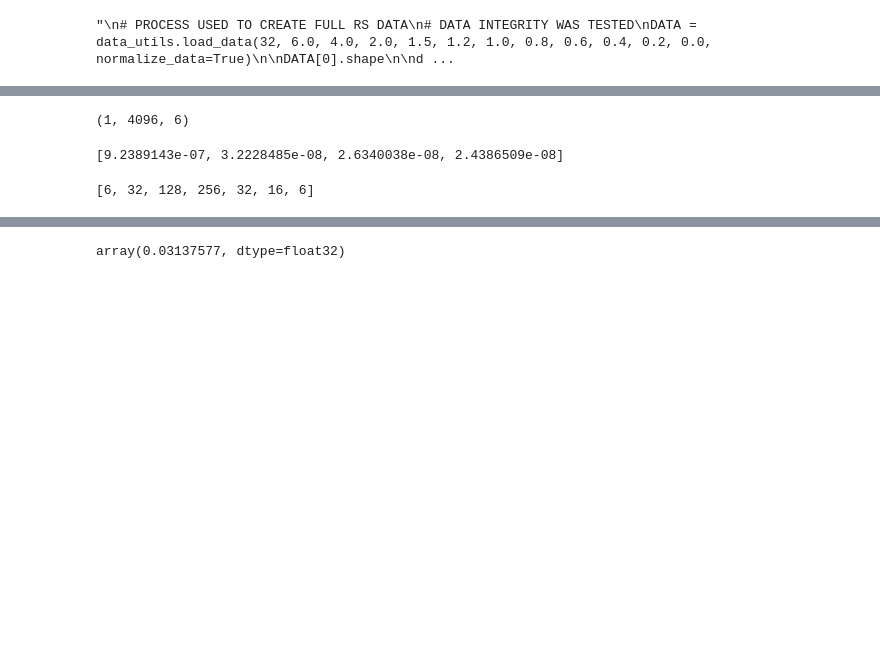
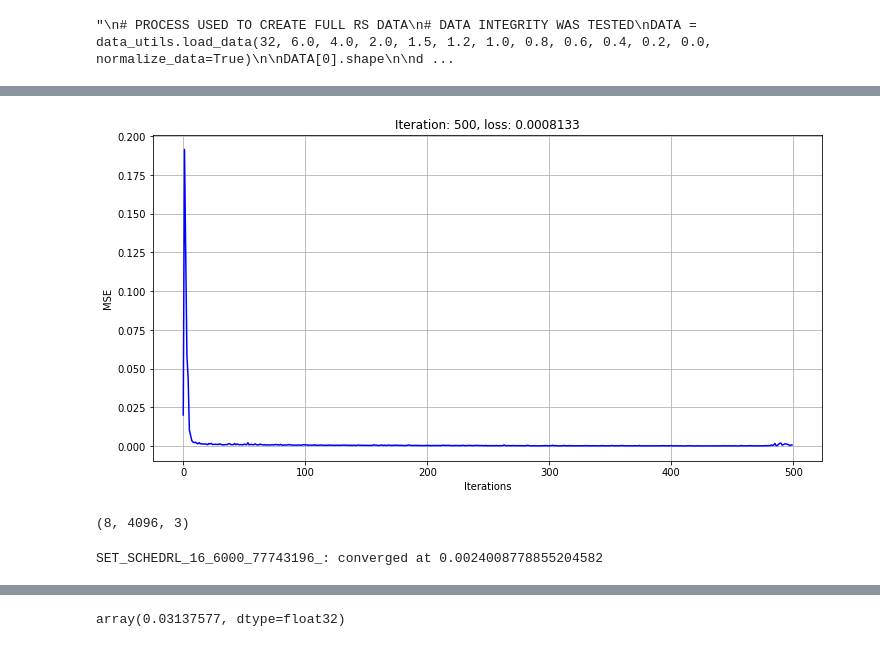
Before and after one commit to evdcush/N-Body_PointCloudEvolution, a Jupyter notebook: rs_train.ipynb, the cells around one changed output, grey strips where cells are left out. Saved outputs shown, nothing was run; the diff lists cells and outputs as text; code cells hidden in the pictures; blank space fills up the shorter version.

```diff
--- a/rs_train.ipynb
+++ b/rs_train.ipynb
@@ -362,4 +248,0 @@ bhat = F.get_item(x0_loc, bidx)
-# %%
-nn.get_bounded_squared_error(x_in[0], x_in[2], bound).shape
-# %% [output]
-(1, 4096, 6)
@@ -368,8 +248,0 @@ avgs = [np.mean(train_loss_history[i]) for i in range(num_epochs)]
-# %%
-avgs
-# %% [output]
-[9.2389143e-07, 3.2228485e-08, 2.6340038e-08, 2.4386509e-08]
-# %%
-model.channels
-# %% [output]
-[6, 32, 128, 256, 32, 16, 6]
@@ -376,42 +294,57 @@ model.channels
 # %%
 '''
 Iteration based train loop
 '''
 #denom = 2*(2**(1/2.)) # 2 * sqrt(2)
 #eps = 0.095
-#bound = ((-1/denom) + eps, (1/denom) - eps)
-"""
+#bound = ((-1/denom) + eps, (1/denom) - eps)S
+#fwd_type = 0 # [0: fwd_external, 1: fwd_diffs, 2: fwd_preds]
+rs_start  = RS_IDX[zX]
+rs_target = RS_IDX[zY]
 bound = (BOUND, 1-BOUND)
+seed_rng()
+thresholds = np.linspace(0.95, 0.5, num_iters)
+thresholds[num_iters//2:] = 0.5
 for cur_iter in range(num_iters):
     model.zerograds() # must always zero grads before another forward pass!
-
-    # create mini-batches for training
-    _x_in, _x_true = data_utils.next_minibatch([X_train, Y_train], mb_size, data_aug='shift')
-    #_x_in, _x_true = data_utils.normalize(_x_in), data_utils.normalize(_x_true)
-    x_in, x_true = chainer.Variable(_x_in), chainer.Variable(_x_true)
-
     # get prediction and loss
-    x_hat = model(x_in, add=True) # prediction
-    loss = nn.get_bounded_MSE(x_hat, x_true, boundary=bound) # bound = 0.095
-    #loss, loc_loss, vel_loss = nn.get_bounded_MSE_vel(x_hat, x_true, boundary=BOUND) # bound = 0.095
+    if model_type == 3:
+        _x_in = next_multi_minibatch(X_train, mb_size)
+        x_in = chainer.Variable(_x_in)
+        #x_hat, loss = model.fwd_input(x_in)
+        x_hat, loss = model.fwd_input_sched(x_in, thresholds[cur_iter])
+    else:
+        # create mini-batches for training
+        _x_in, _x_true = data_utils.next_minibatch([X_train[rs_start], X_train[rs_target]], mb_size, data_aug='shift')
+        x_in, x_true = chainer.Variable(_x_in), chainer.Variable(_x_true)
+        x_hat = model(x_in, add=True) # prediction
+        loss = nn.get_bounded_MSE(x_hat, x_true, boundary=bound) # bound = 0.095
 
     # backprop and update
     loss.backward() # this calculates all the gradients (backprop)
     optimizer.update() # this updates the weights
 
     train_loss_history[cur_iter] = cuda.to_cpu(loss.data)
     if cur_iter % 10 == 0 and cur_iter != 0:
         y = train_loss_history[:cur_iter]
         plt.close('all')
         fig = data_utils.plot_training_curve(y, cur_iter, yclip=-1)
         display.display(plt.gcf())
         display.clear_output(wait=True)
         time.sleep(0.0001)
 
 np.save(loss_path + save_label + 'train_loss', train_loss_history)
 #print('{}: converged at {}'.format(model_save_label, np.median(lh_train[-150:])))
 # save model, optimizer
 data_utils.save_model([model, optimizer], model_dir + model_save_label)
-"""
-dont_print_cell_comments = None
+# %% [output]
+[figure, added]
+# %%
+x_hat.shape
+# %% [output]
+(8, 4096, 3)
+# %%
+print('{}: converged at {}'.format(model_save_label, np.median(train_loss_history[-150:])))
+# %% [output]
+SET_SCHEDRL_16_6000_77743196_: converged at 0.0024008778855204582
 # %%
```
Also changed, not shown: parts of 20 cells of this notebook.
